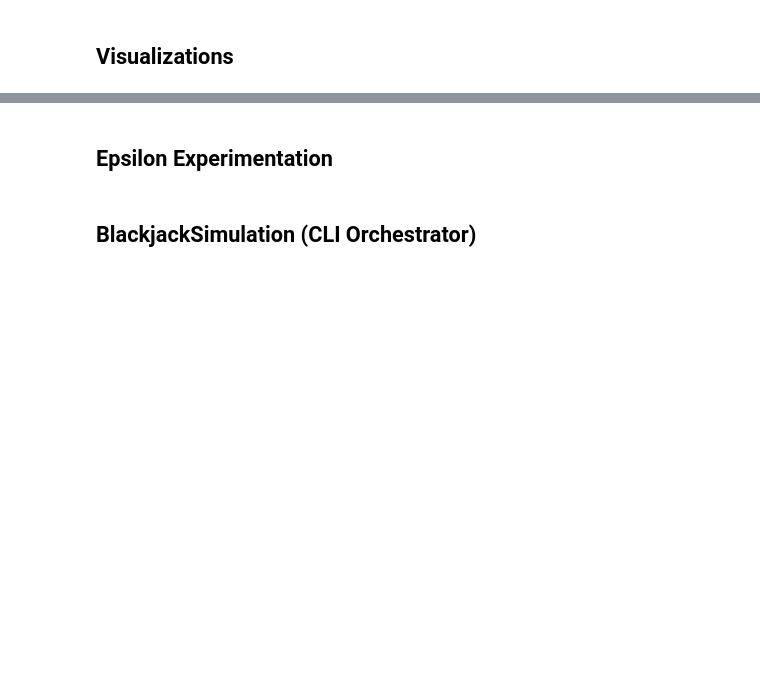
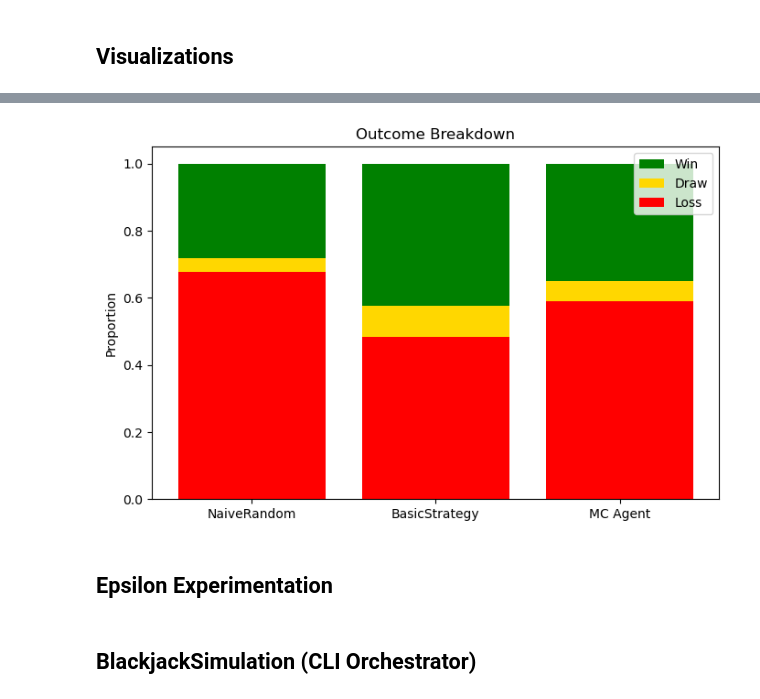
Before and after one commit to craig-rudman/MSDS684, a Jupyter notebook: W3/notebooks/development.ipynb, the cells around one changed output, grey strips where cells are left out. Cells and saved outputs as stored; diff of their text form; code cells hidden in the pictures; blank space fills up the shorter version.

```diff
--- a/W3/notebooks/development.ipynb
+++ b/W3/notebooks/development.ipynb
@@ -281,3 +366,8 @@ test_visualizer.py::TestVisualizerSavePlots::test_save_creates_subdirectory PASS
+# %%
+# Bake-off: Outcome Breakdown (stacked bar chart)
+fig_outcomes = viz.plot_outcome_breakdown(reward_series)
+# %% [output]
+[figure, added]
 # %% [markdown]
 ## Epsilon Experimentation
 # %%
```
Also changed, not shown: parts of 10 cells of this notebook, 2 other files.
